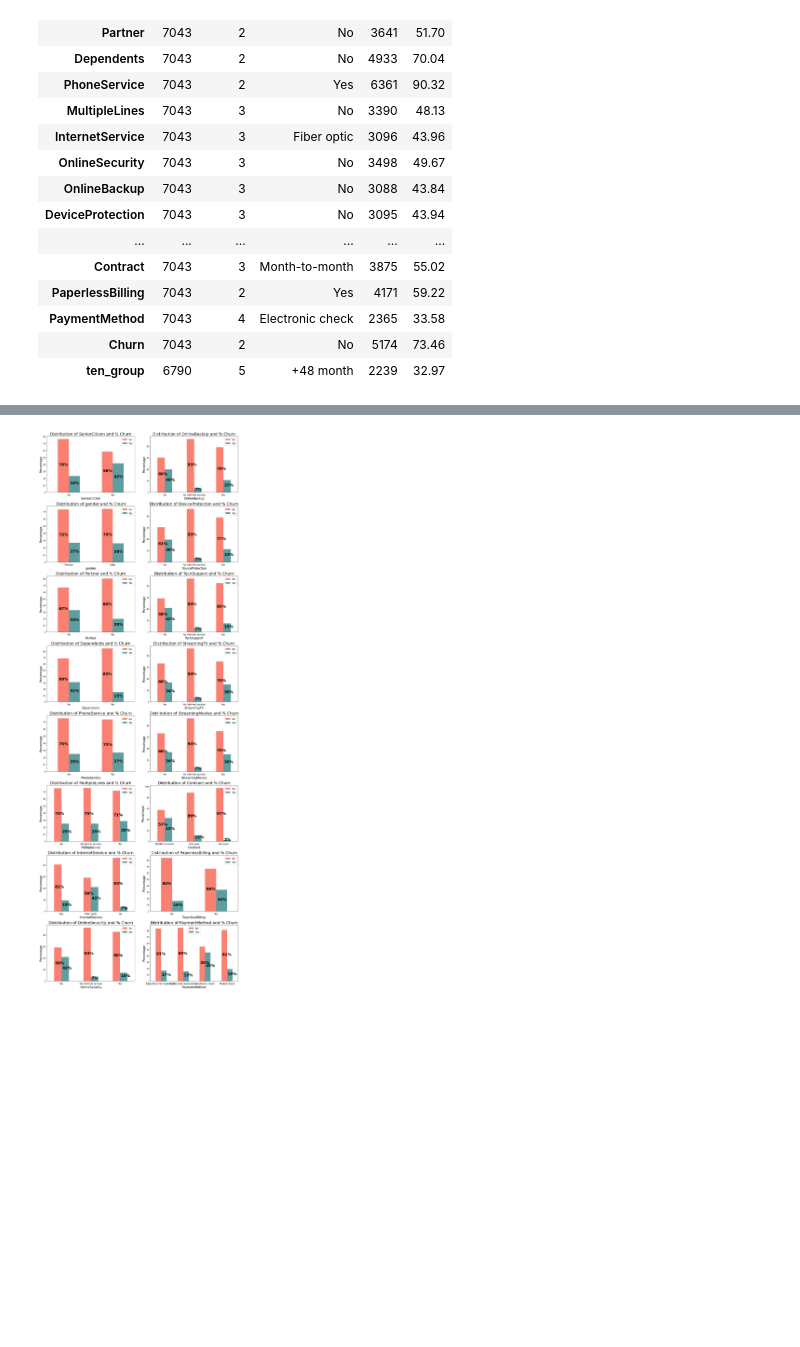
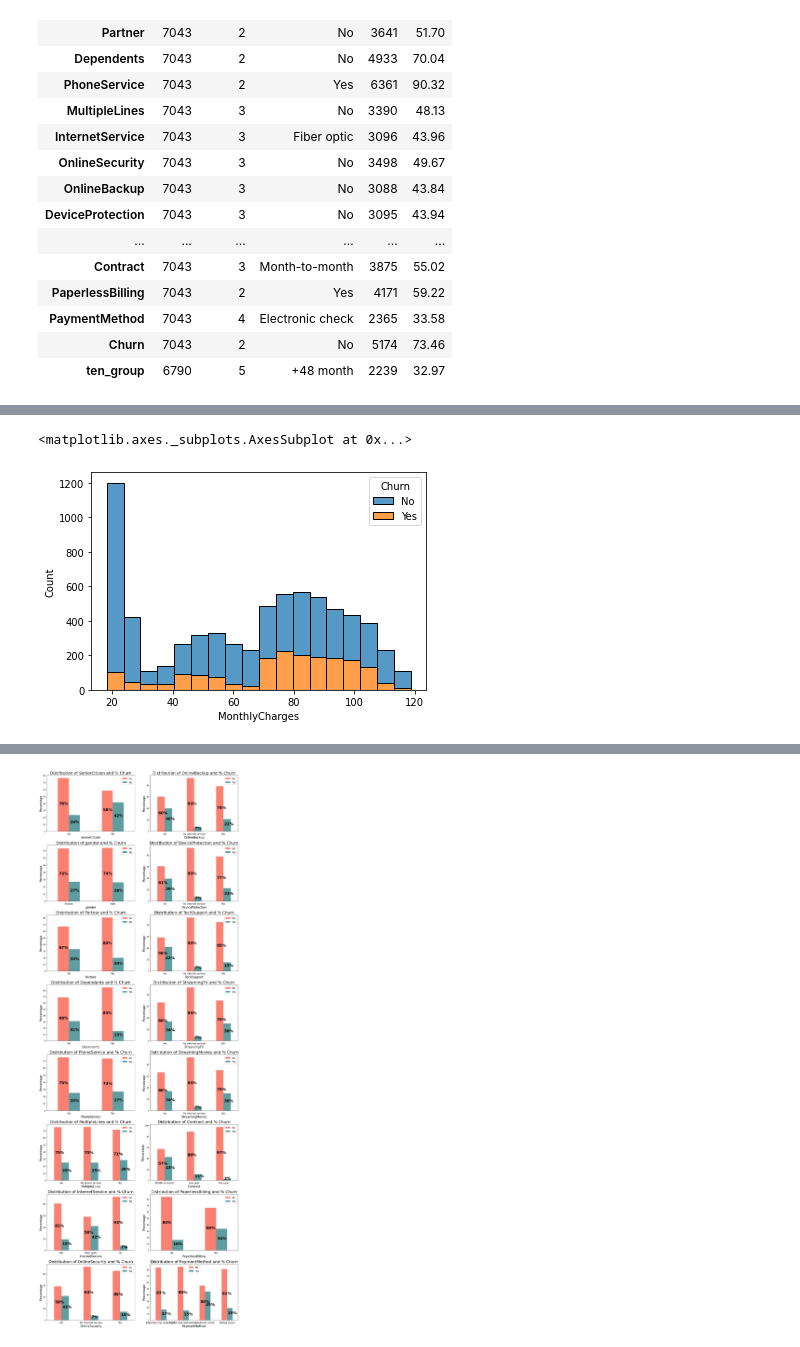
Before and after one commit to MMasson1988/Customer-Churn-Analysis, a Jupyter notebook: churn.ipynb, the cells around one changed output, grey strips where cells are left out. Drawn from its saved outputs; the diff is of its cells as text; code cells hidden in the pictures; blank space fills up the shorter version.

```diff
--- a/churn.ipynb
+++ b/churn.ipynb
@@ -671,0 +745,5 @@ ax = sns.boxplot(data=df, orient="v", palette="Set2")
+# %%
+sns.histplot(data=df, x="MonthlyCharges", hue="Churn", multiple="stack")
+# %% [output]
+<matplotlib.axes._subplots.AxesSubplot at 0x...>
+[figure, added]
```
Also changed, not shown: parts of 112 cells of this notebook.
